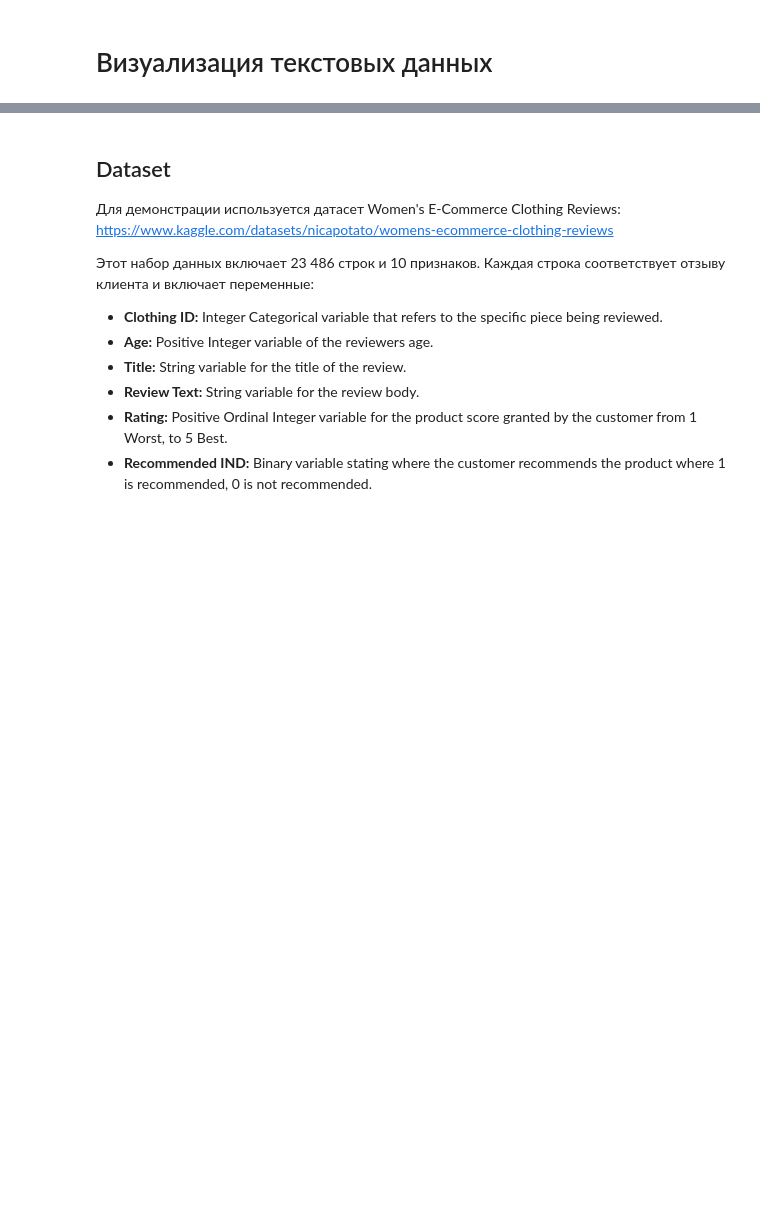
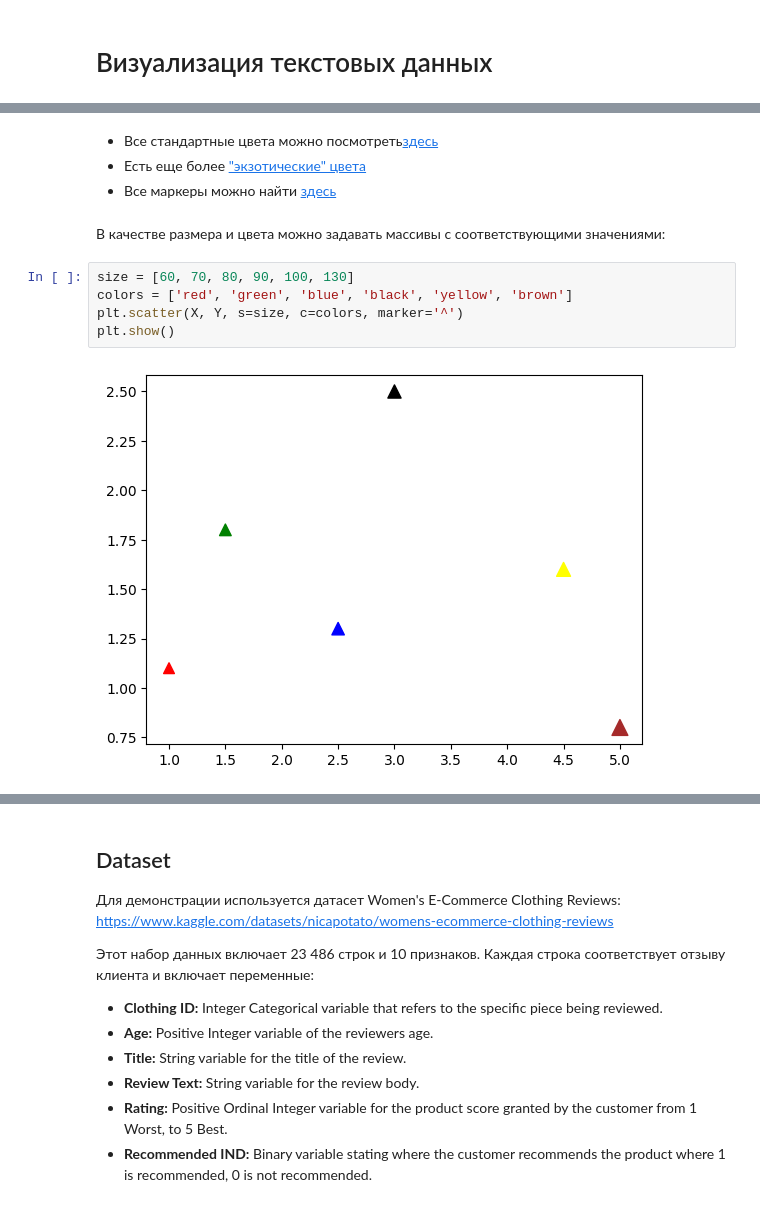
Before and after one commit to trocean11/python_dc, a Jupyter notebook: Word_count.ipynb, the cells around one changed output, grey strips where cells are left out. Cells and saved outputs as stored; diff of their text form; blank space fills up the shorter version.

```diff
--- a/Word_count.ipynb
+++ b/Word_count.ipynb
@@ -4,0 +73,13 @@
+# %% [markdown]
+- Все стандартные цвета можно посмотреть[здесь](https://matplotlib.org/2.0.2/examples/color/named_colors.html)
+- Есть еще более ["экзотические" цвета](https://xkcd.com/color/rgb/)
+- Все маркеры можно найти [здесь](https://matplotlib.org/2.0.2/examples/lines_bars_and_markers/marker_reference.html)
+# %% [markdown]
+В качестве размера и цвета можно задавать массивы с соответствующими значениями:
+# %%
+size = [60, 70, 80, 90, 100, 130]
+colors = ['red', 'green', 'blue', 'black', 'yellow', 'brown']
+plt.scatter(X, Y, s=size, c=colors, marker='^')
+plt.show()
+# %% [output]
+[figure, added]
```
Also changed, not shown: parts of 34 cells of this notebook.
